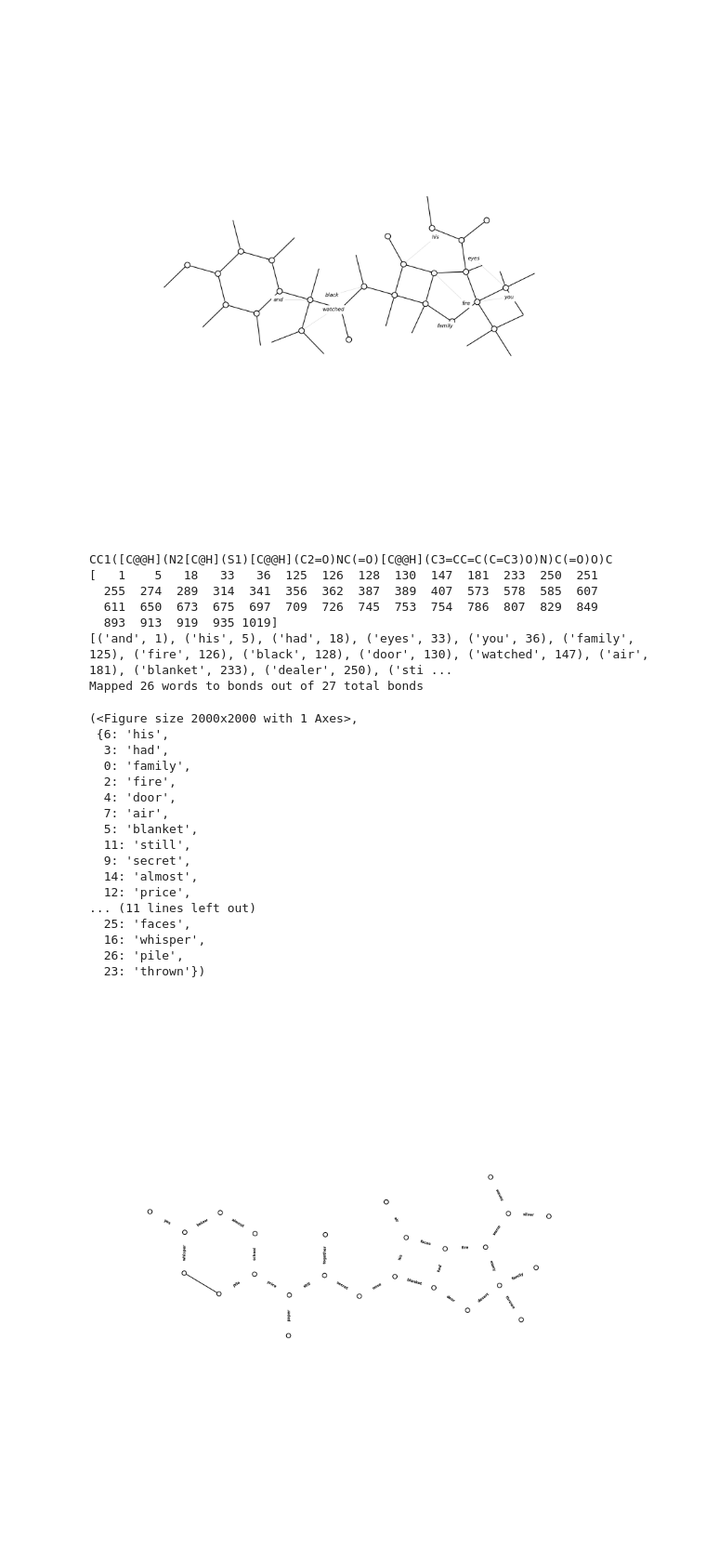
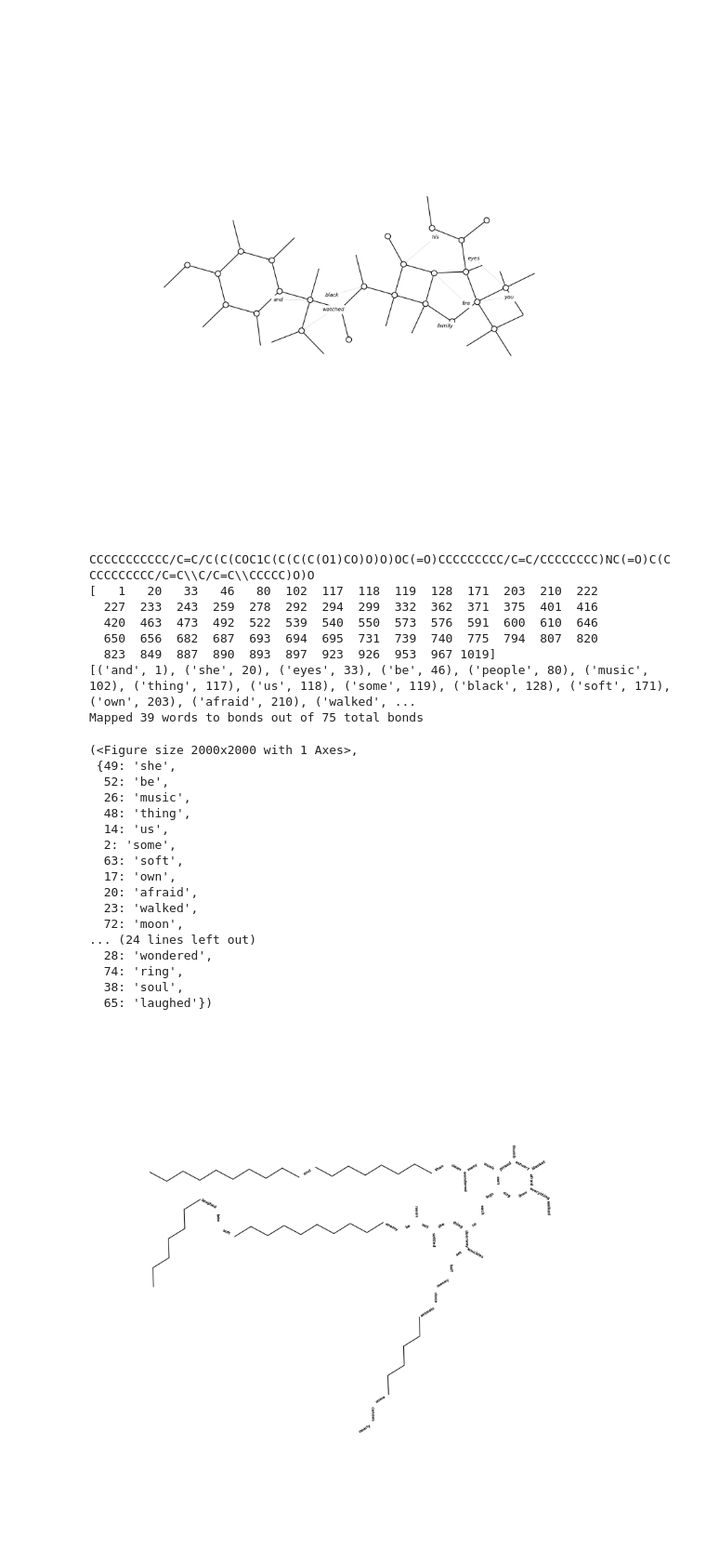
Before and after one commit to YitongTseo/shell_diaries, a Jupyter notebook: morgan_fingerprints_try copy.ipynb, the cells around one changed output. Shown at 93% size. Saved outputs shown, nothing was run; the diff lists cells and outputs as text; code cells hidden in the pictures.

```diff
--- a/morgan_fingerprints_try copy.ipynb
+++ b/morgan_fingerprints_try copy.ipynb
@@ -724,7 +723,7 @@ def hybrid_word_bond_molecule(smiles, words_to_embed,
 
         # Atom circle
         ax.plot(pos.x, pos.y, 'o',
-               markersize=12,
+               markersize=0,
                color='black',
                markerfacecolor='white',
                markeredgewidth=2,
@@ -737,38 +736,39 @@ def hybrid_word_bond_molecule(smiles, words_to_embed,
 
     return fig, bond_words
 # %%
-index = 0
+index = 1
 print(df.iloc[index]['smiles'])
 hybrid_word_bond_molecule(df.iloc[index]['smiles'], row_to_words(fps_array[index]))
 
 # view = create_py3dmol_word_cloud(smiles, words,
 #                                   width=1000,
 #                                   height=1000,
 #                                   surface_opacity=0.25,
 #                                   label_fontsize=16)
 # %% [output]
-CC1([C@@H](N2[C@H](S1)[C@@H](C2=O)NC(=O)[C@@H](C3=CC=C(C=C3)O)N)C(=O)O)C
-[   1    5   18   33   36  125  126  128  130  147  181  233  250  251
-  255  274  289  314  341  356  362  387  389  407  573  578  585  607
-  611  650  673  675  697  709  726  745  753  754  786  807  829  849
-  893  913  919  935 1019]
-[('and', 1), ('his', 5), ('had', 18), ('eyes', 33), ('you', 36), ('family', 125), ('fire', 126), ('black', 128), ('door', 130), ('watched', 147), ('air', 181), ('blanket', 233), ('dealer', 250), ('sti ...
-Mapped 26 words to bonds out of 27 total bonds
+CCCCCCCCCCC/C=C/C(C(COC1C(C(C(C(O1)CO)O)O)OC(=O)CCCCCCCCC/C=C/CCCCCCCC)NC(=O)C(CCCCCCCCCC/C=C\\C/C=C\\CCCCC)O)O
+[   1   20   33   46   80  102  117  118  119  128  171  203  210  222
+  227  233  243  259  278  292  294  299  332  362  371  375  401  416
+  420  463  473  492  522  539  540  550  573  576  591  600  610  646
+  650  656  682  687  693  694  695  731  739  740  775  794  807  820
+  823  849  887  890  893  897  923  926  953  967 1019]
+[('and', 1), ('she', 20), ('eyes', 33), ('be', 46), ('people', 80), ('music', 102), ('thing', 117), ('us', 118), ('some', 119), ('black', 128), ('soft', 171), ('own', 203), ('afraid', 210), ('walked', ...
+Mapped 39 words to bonds out of 75 total bonds
 (<Figure size 2000x2000 with 1 Axes>,
- {6: 'his',
-  3: 'had',
-  0: 'family',
-  2: 'fire',
-  4: 'door',
-  7: 'air',
-  5: 'blanket',
-  11: 'still',
-  9: 'secret',
-  14: 'almost',
-  12: 'price',
-... (11 lines left out)
-  25: 'faces',
-  16: 'whisper',
-  26: 'pile',
-  23: 'thrown'})
+ {49: 'she',
+  52: 'be',
+  26: 'music',
+  48: 'thing',
+  14: 'us',
+  2: 'some',
+  63: 'soft',
+  17: 'own',
+  20: 'afraid',
+  23: 'walked',
+  72: 'moon',
+... (24 lines left out)
+  28: 'wondered',
+  74: 'ring',
+  38: 'soul',
+  65: 'laughed'})
-[figure, old version]
+[figure, new version]
```
Also changed, not shown: parts of 6 cells of this notebook.
